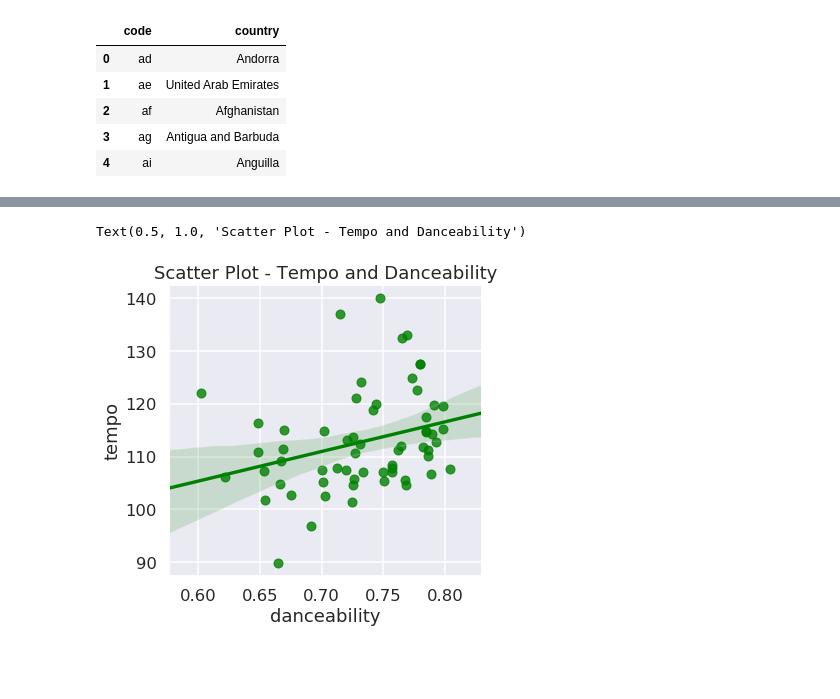
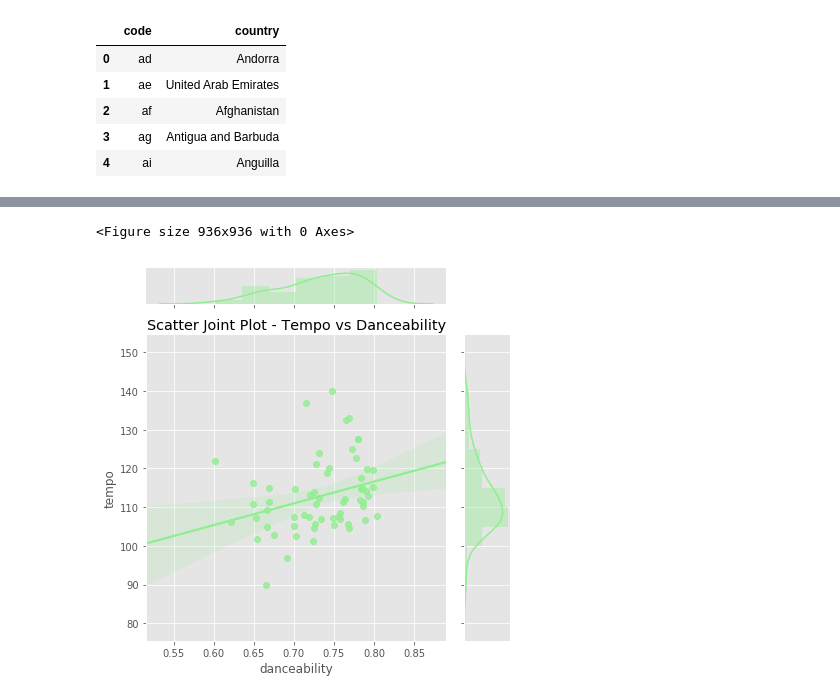
Before and after one commit to Rimab55/spotify_eda, a Jupyter notebook: project1_spotify.ipynb, the cells around one changed output, grey strips where cells are left out. Cells and saved outputs as stored; diff of their text form; code cells hidden in the pictures; blank space fills up the shorter version.

```diff
--- a/project1_spotify.ipynb
+++ b/project1_spotify.ipynb
@@ -146,7 +147,8 @@ top10_byct_df.head()
 # %%
 # Stacking in order to be able to merge with the track Id features obtained from Spotify
 stacked_df = top10_byct_df.stack()
-df3 = pd.DataFrame(stacked_df.rename('id')).head()
+df3 = pd.DataFrame(stacked_df.rename('id'))
+df3.head()
 # %% [output]
 |  |  | id |
 | ar | 0 | 5iwz1NiezX7WWjnCgY5TH4 |
@@ -171,6 +170,6 @@ df3.reset_index(inplace=True)
 # %%
 # Renaming column names
-df3.rename(columns={'country':'code','level_1':'rank'},inplace=True)
+df3.rename(columns={'level_0':'code','level_1':'rank'},inplace=True)
 df3.head()
 # %% [output]
 |  | code | rank | id |
@@ -192,8 +193,8 @@ merged_top10_features.head()
 | 3 | ar | 3 | 6MJUCumnQsQEKbCy28tbCP | 0.291 | https://api.spotify.com/v1/audio-... | 0.788 | 207853 | 0.771 | ... |
 | 4 | ar | 4 | 3dLiBBKbeUIhzGNeuo5JGS | 0.420 | https://api.spotify.com/v1/audio-... | 0.641 | 244771 | 0.652 | ... |
 # %%
-# To make the column "code" more readable, mapping to country name
-country_names = pd.read_csv('country_codes.csv')
+# To make the column "code" more readable and for mapping to country name in the next step
+country_names = pd.read_csv('country_codes.csv',encoding='latin-1')
 country_names.head()
 # %% [output]
 |  | code | country |
@@ -236,6 +234,3 @@ import seaborn as sns
-# %%
-currentpalette = sns.color_palette(palette = "muted",n_colors = 20)
-sns.set_palette(currentpalette)
 # %%
 plt.style.use("ggplot")
 plt.figure(figsize=(15,15))
@@ -250,11 +261,12 @@ plt.tight_layout()
 # %%
 # plt.style.use("fivethirtyeight")
 # sns.set(style="darkgrid", context="talk")
-plt.figure(figsize=(5,5))
-dance_energy = sns.regplot(x=average_features.danceability,
-                         y=average_features.tempo,
-                        color = 'green')
-plt.title('Scatter Plot - Tempo and Danceability')
+plt.figure(figsize=(13,13))
+dance_tempo = sns.jointplot(x=average_features.danceability,
+                         y=average_features.tempo, kind="reg",
+                        color = 'lightgreen')
+plt.title('Scatter Joint Plot - Tempo vs Danceability')
+plt.tight_layout()
 # %% [output]
-Text(0.5, 1.0, 'Scatter Plot - Tempo and Danceability')
+<Figure size 936x936 with 0 Axes>
-[figure, old version]
+[figure, new version]
```
Also changed, not shown: parts of 22 cells of this notebook.
